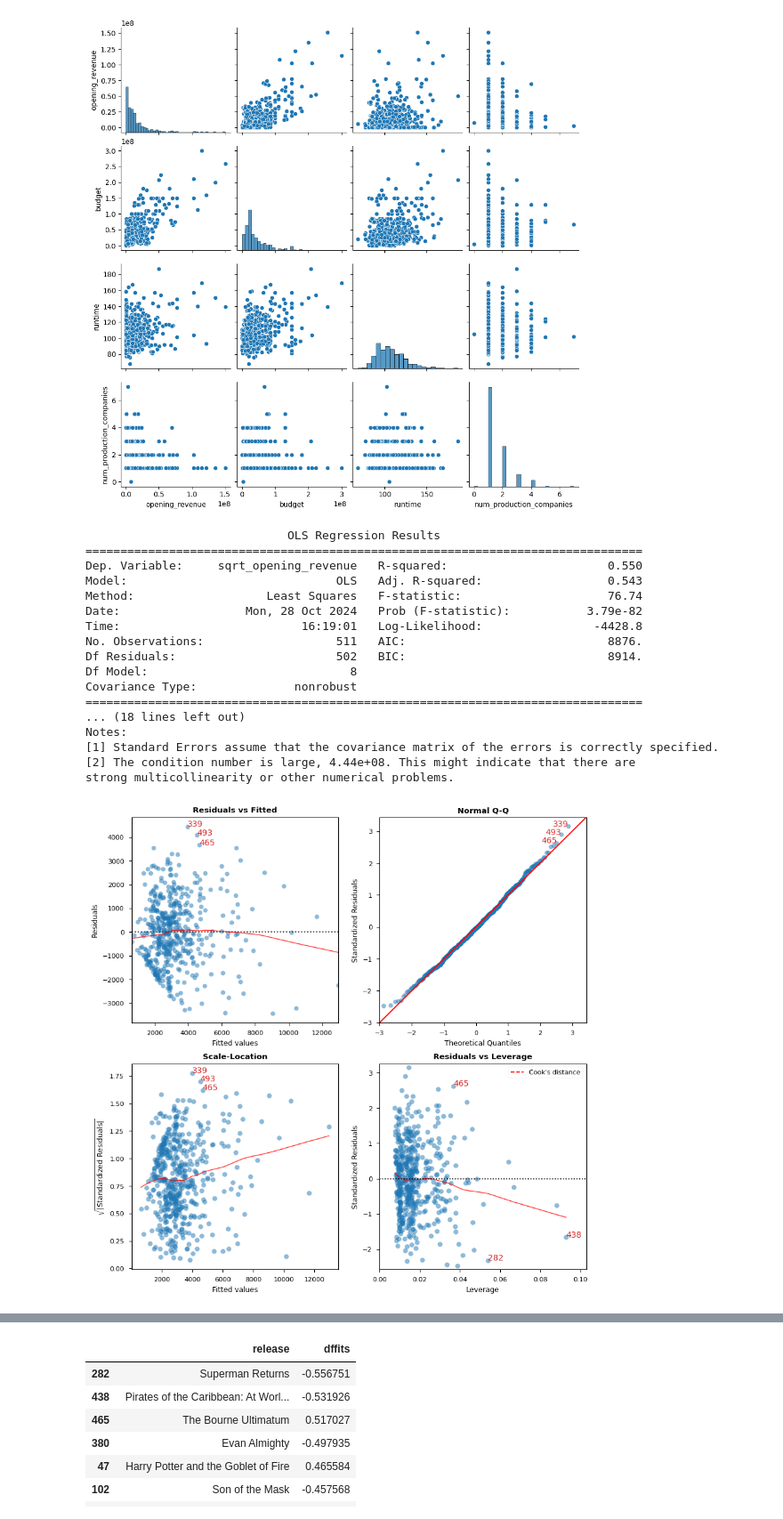
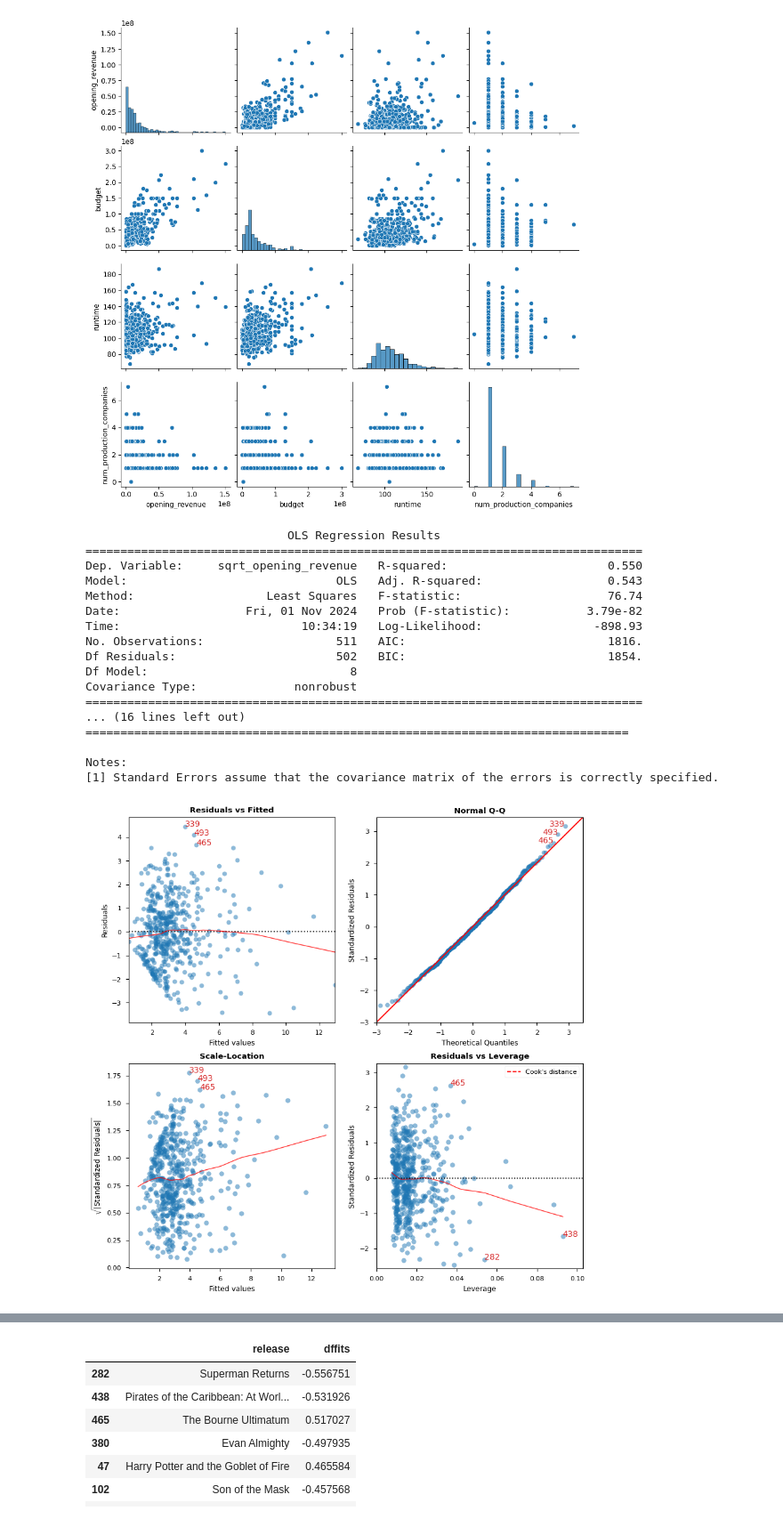
Before and after one commit to cons-code/MATH-5500, a Jupyter notebook: 03_Methods_Results/3A_BaselineModel.ipynb, the cells around one changed output, grey strips where cells are left out. Shown at 89% size. Drawn from its saved outputs; the diff is of its cells as text; code cells hidden in the pictures.

```diff
--- a/03_Methods_Results/3B.I_BaselineModel.ipynb
+++ b/03_Methods_Results/3A_BaselineModel.ipynb
@@ -12,8 +12,8 @@ warnings.filterwarnings("ignore")
 from src.tmdb_model import tmdb_model
 from src.tmdb_linreg import tmdb_linreg
 # %%
-releases = pd.read_csv('../02_Data/2B_data-output.csv', usecols=['id', 'release'])
-data = pd.read_csv('../02_Data/2B_data-output_10.27.1700.csv')
+releases = pd.read_csv('../02_Data/Archive - To Delete/second_cut.csv', usecols=['id', 'release'])
+data = pd.read_csv('../02_Data/2B_data-output.csv')
 data = data.merge(releases)
 # %%
 data.head(2)
@@ -32,38 +32,40 @@ plt.show();
 mdl = tmdb_model()
 cdf = data
 cdf['num_prod_cos'] = cdf['num_production_companies']
+cdf['opening_revenue'] = cdf['opening_revenue'].div(1E6)
+cdf['budget'] = cdf['budget'].div(1E6)
 
 # Generate OLS model.
 Y = ['opening_revenue']
 X = ['budget', 'is_series', 'num_prod_cos', 'runtime', 'is_spring',
        'is_summer', 'is_fall', 'is_holiday']
 
 cov_transform = {'opening_revenue': 'sqrt'}
 cov_joint = None
 
 _, res = mdl.get_ols_model(cdf, Y, X, cov_transform=cov_transform, cov_joint=cov_joint)
 
 # Generate linear regression diagnostics for OLS model.
 print(res.summary())
 
 diag = tmdb_linreg(res)
 vif, fig, ax = diag()
 # %% [output]
                              OLS Regression Results
 ================================================================================
 Dep. Variable:     sqrt_opening_revenue   R-squared:                       0.550
 Model:                              OLS   Adj. R-squared:                  0.543
 Method:                   Least Squares   F-statistic:                     76.74
-Date:                  Mon, 28 Oct 2024   Prob (F-statistic):           3.79e-82
-Time:                          16:19:01   Log-Likelihood:                -4428.8
-No. Observations:                   511   AIC:                             8876.
-Df Residuals:                       502   BIC:                             8914.
+Date:                  Fri, 01 Nov 2024   Prob (F-statistic):           3.79e-82
+Time:                          10:34:19   Log-Likelihood:                -898.93
+No. Observations:                   511   AIC:                             1816.
+Df Residuals:                       502   BIC:                             1854.
 Df Model:                             8
 Covariance Type:              nonrobust
 ================================================================================
-... (18 lines left out)
+... (16 lines left out)
+==============================================================================
+
 Notes:
 [1] Standard Errors assume that the covariance matrix of the errors is correctly specified.
-[2] The condition number is large, 4.44e+08. This might indicate that there are
-strong multicollinearity or other numerical problems.
-[figure, old version]
+[figure, new version]
```
Also changed, not shown: parts of 5 cells of this notebook, 14 other files.
